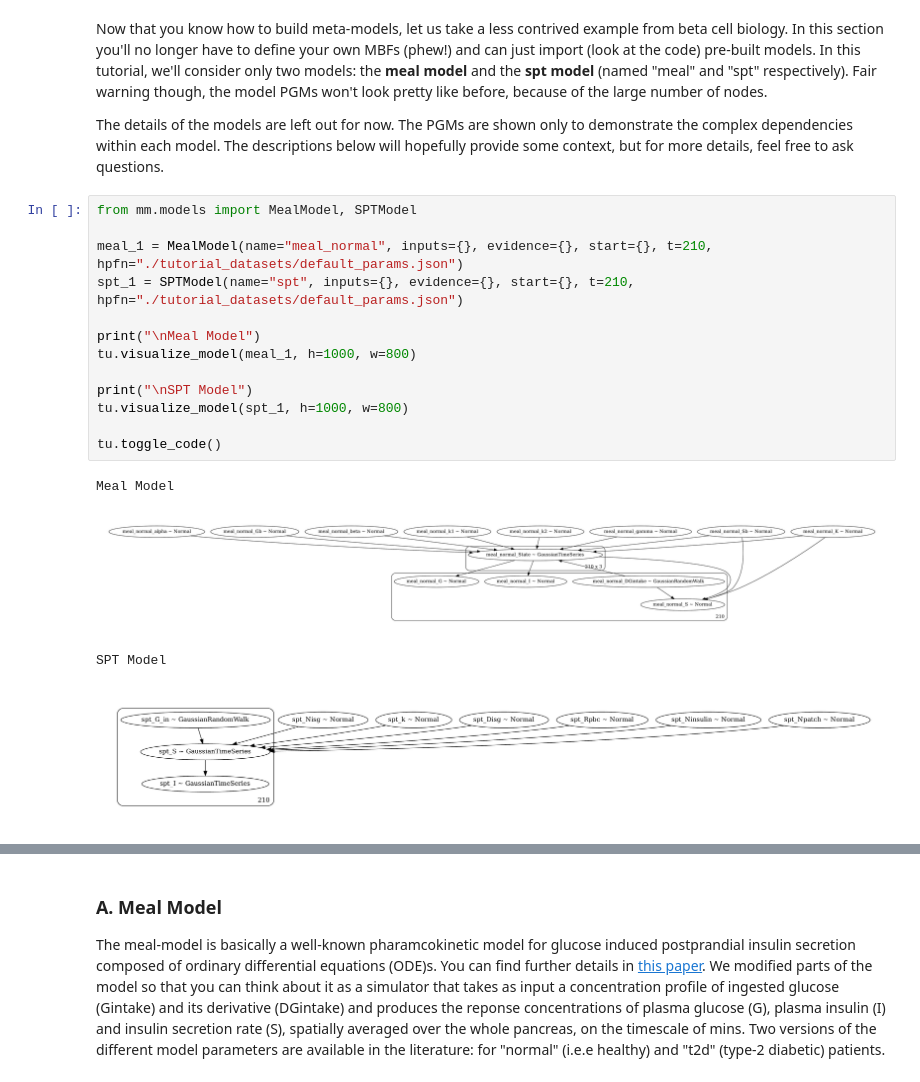
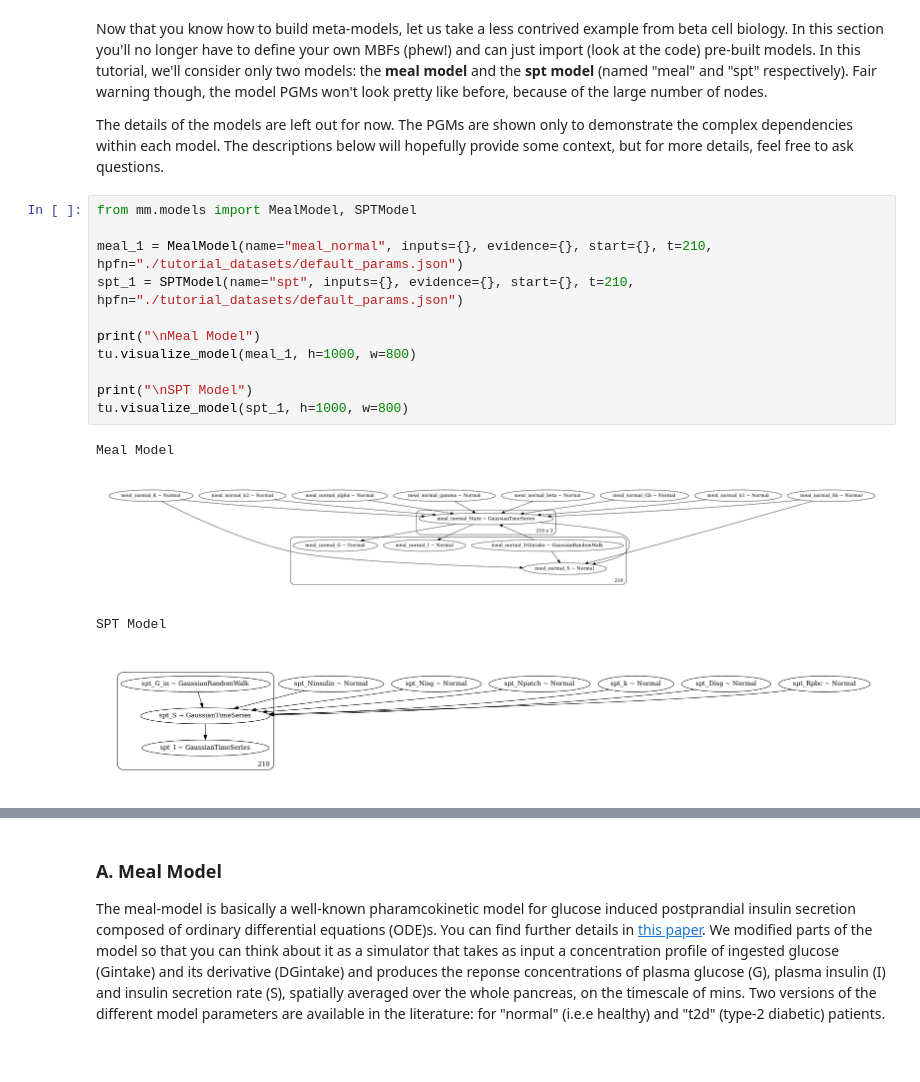
Before and after one commit to Tracyishere/Meta_Modeling_Demonstration_PBCC_2019, a Jupyter notebook: index.ipynb, the cells around one changed output, grey strips where cells are left out. Saved outputs shown, nothing was run; the diff lists cells and outputs as text.

```diff
--- a/index.ipynb
+++ b/index.ipynb
@@ -490,18 +478,16 @@ The details of the models are left out for now. The PGMs are shown only to demon
 # %%
 from mm.models import MealModel, SPTModel
 
 meal_1 = MealModel(name="meal_normal", inputs={}, evidence={}, start={}, t=210, hpfn="./tutorial_datasets/default_params.json")
 spt_1 = SPTModel(name="spt", inputs={}, evidence={}, start={}, t=210, hpfn="./tutorial_datasets/default_params.json")
 
 print("\nMeal Model")
 tu.visualize_model(meal_1, h=1000, w=800)
 
 print("\nSPT Model")
 tu.visualize_model(spt_1, h=1000, w=800)
-
-tu.toggle_code()
 # %% [output]
 Meal Model
-[figure, old version]
+[figure, new version]
 SPT Model
-[figure, old version]
+[figure, new version]
```
Also changed, not shown: parts of 21 cells of this notebook, 2 other files.
